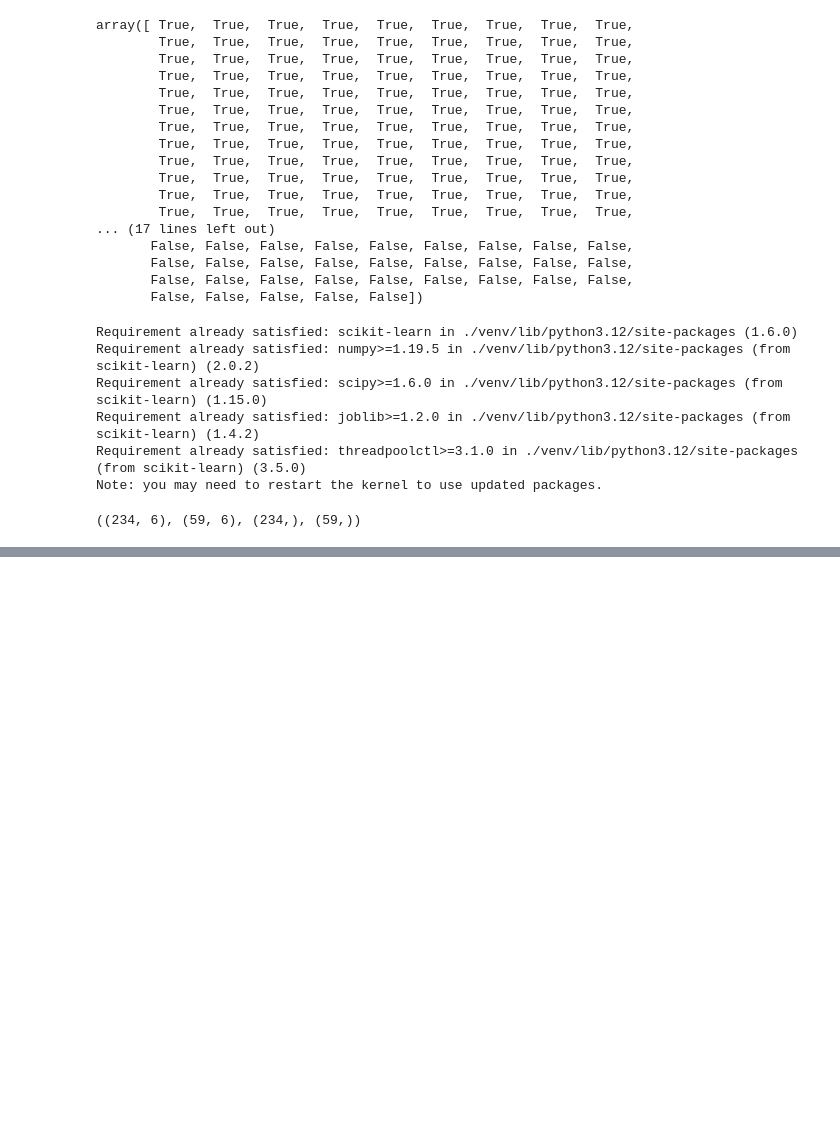
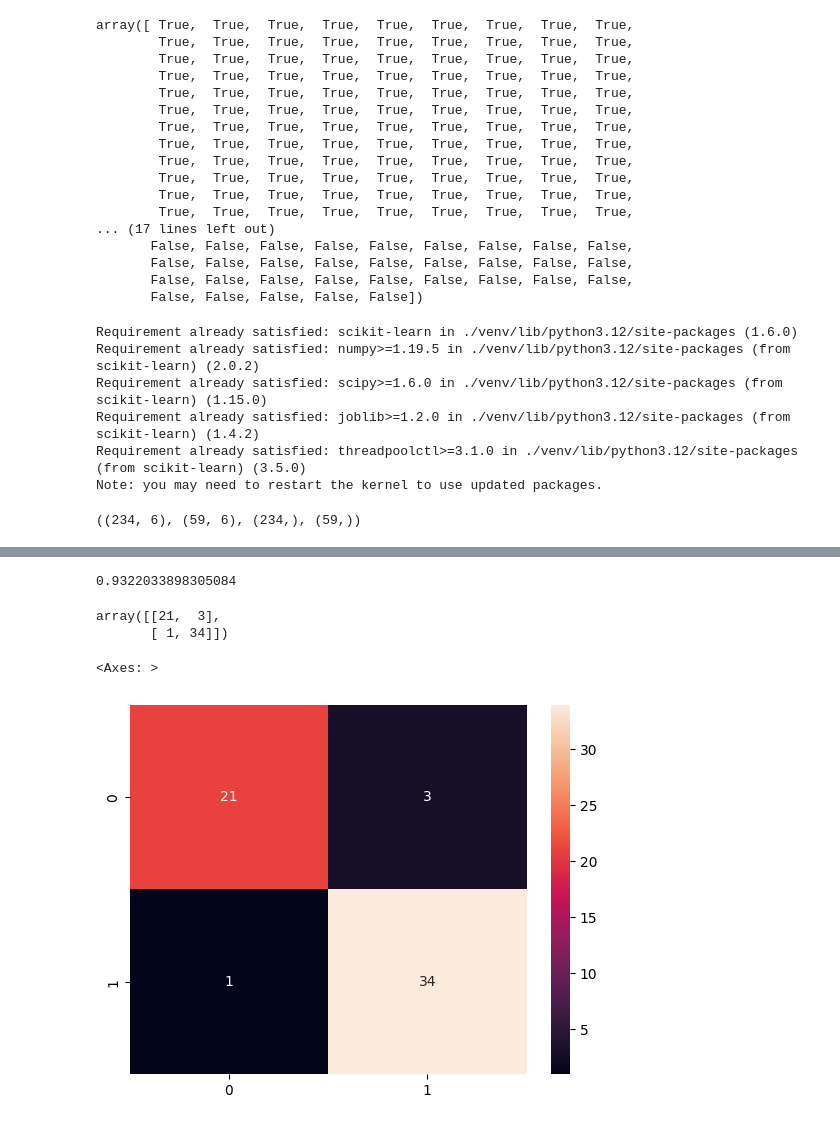
Before and after one commit to tiloreboucas/inteligencia-artificial-jupyter, a Jupyter notebook: rede-neural-tensorflow-personagens.ipynb, the cells around one changed output, grey strips where cells are left out. Drawn from its saved outputs; the diff is of its cells as text; code cells hidden in the pictures; blank space fills up the shorter version.

```diff
--- a/rede-neural-tensorflow-personagens.ipynb
+++ b/rede-neural-tensorflow-personagens.ipynb
@@ -152,0 +222,3 @@ x_treinamento.shape, x_teste.shape, y_treinamento.shape, y_teste.shape
+# %%
+previsoes = rede_neural.predict(x_teste)
+previsoes
@@ -152,0 +244,5 @@ x_treinamento.shape, x_teste.shape, y_treinamento.shape, y_teste.shape
+# %%
+# 1 True - Bart
+# 0 False - Homer
+previsoes = (previsoes > 0.5)
+previsoes
@@ -152,0 +277,18 @@ x_treinamento.shape, x_teste.shape, y_treinamento.shape, y_teste.shape
+# %%
+# identificar a quantidade de acertos
+from sklearn.metrics import accuracy_score
+accuracy_score(previsoes, y_teste)
+# %% [output]
+0.9322033898305084
+# %%
+from sklearn.metrics import confusion_matrix
+cm = confusion_matrix(y_teste, previsoes)
+cm
+# %% [output]
+array([[21,  3],
+       [ 1, 34]])
+# %%
+sns.heatmap(cm, annot=True)
+# %% [output]
+<Axes: >
+[figure, added]
```
Also changed, not shown: parts of 10 cells of this notebook.
